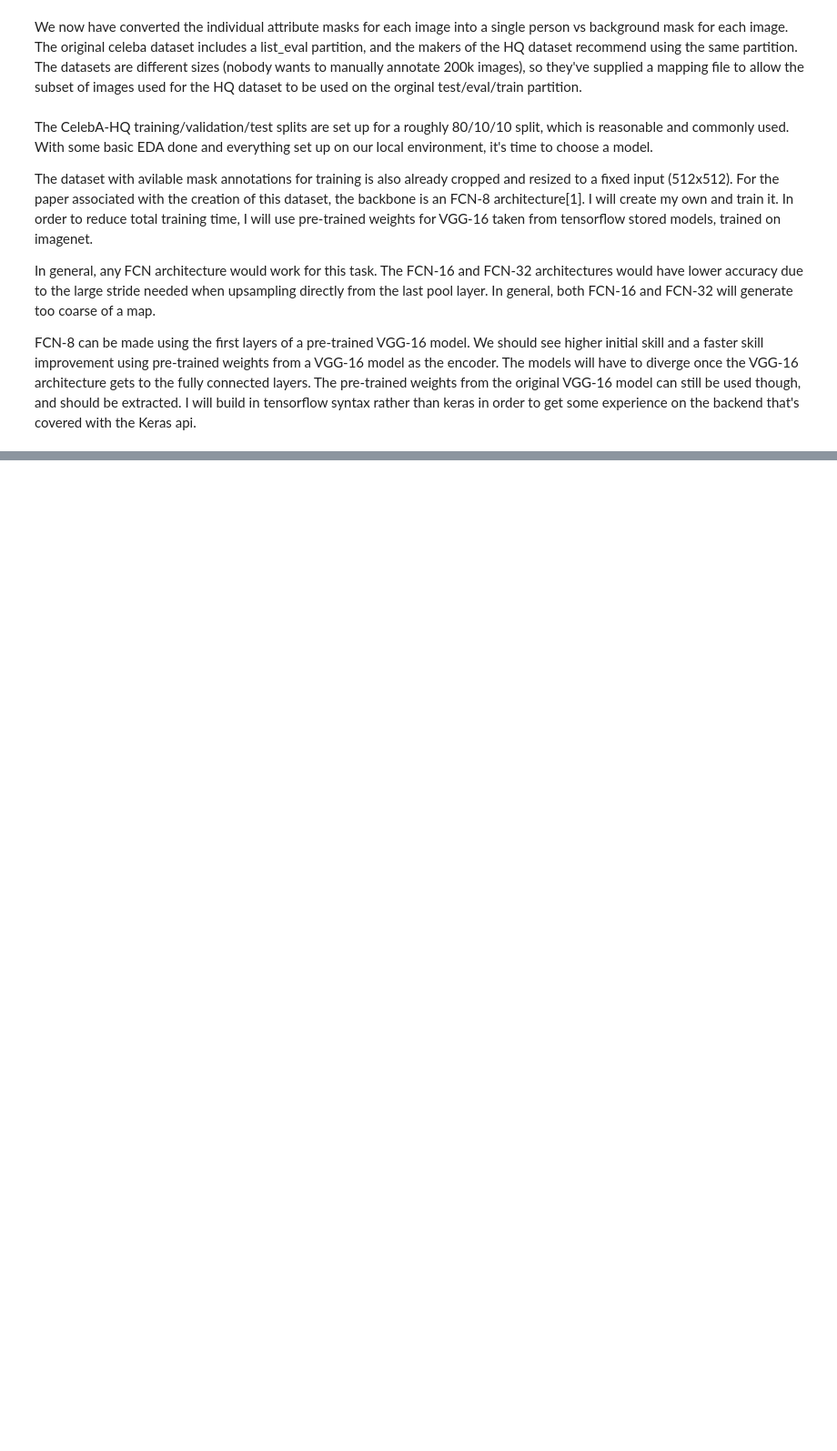
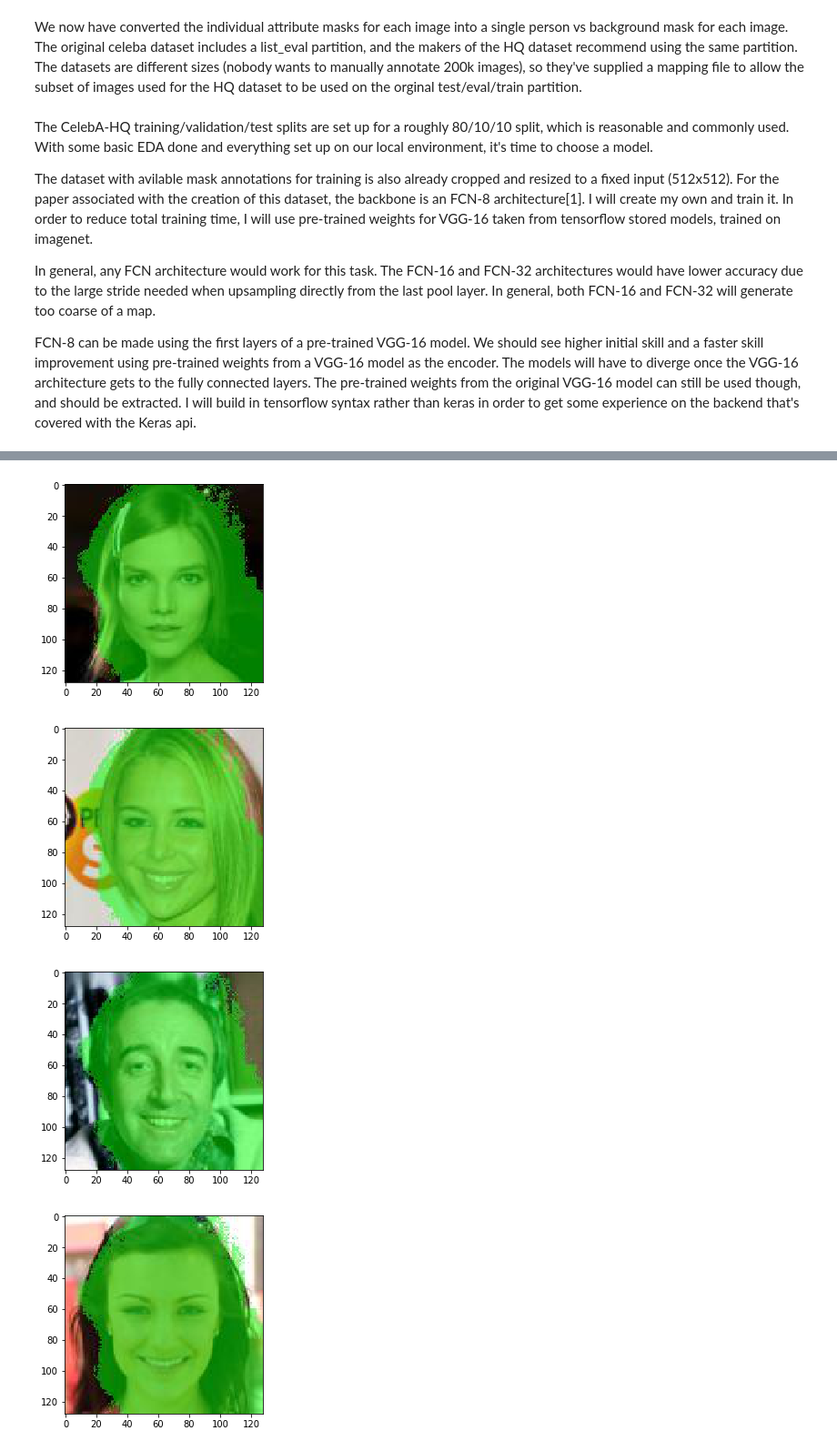
Before and after one commit to Nickleha/Portrait-image-matting, a Jupyter notebook: CelebA Fellowship Submission.ipynb, the cells around one changed output, grey strips where cells are left out. Shown at 91% size. Cells and saved outputs as stored; diff of their text form; code cells hidden in the pictures; blank space fills up the shorter version.

```diff
--- a/CelebA Fellowship Submission.ipynb
+++ b/CelebA Fellowship Submission.ipynb
@@ -323,0 +373,15 @@ AttributeError: 'numpy.ndarray' object has no attribute 'get_shape'
+# %%
+##Show output. Only 10 images to be shown
+test_img_folder = r"C:\Users\nickh\fellowshipAI\Portrait-image-matting\runs\1595220858.6682315"
+test_image_files = glob(os.path.join(test_img_folder, '*.jpg'))
+f = plt.figure()
+for img_path in test_image_files:
+    image_temp = cv2.imread(img_path)
+    image = image_temp[:, :, ::-1] #Without converting between RGB/BGR, cv2 will display with strong blue hue
+    f = plt.imshow(image)
+    plt.show()
+# %% [output]
+[figure, added]
+[figure, added]
+[figure, added]
+[figure, added]
```
Also changed, not shown: parts of 18 cells of this notebook.
